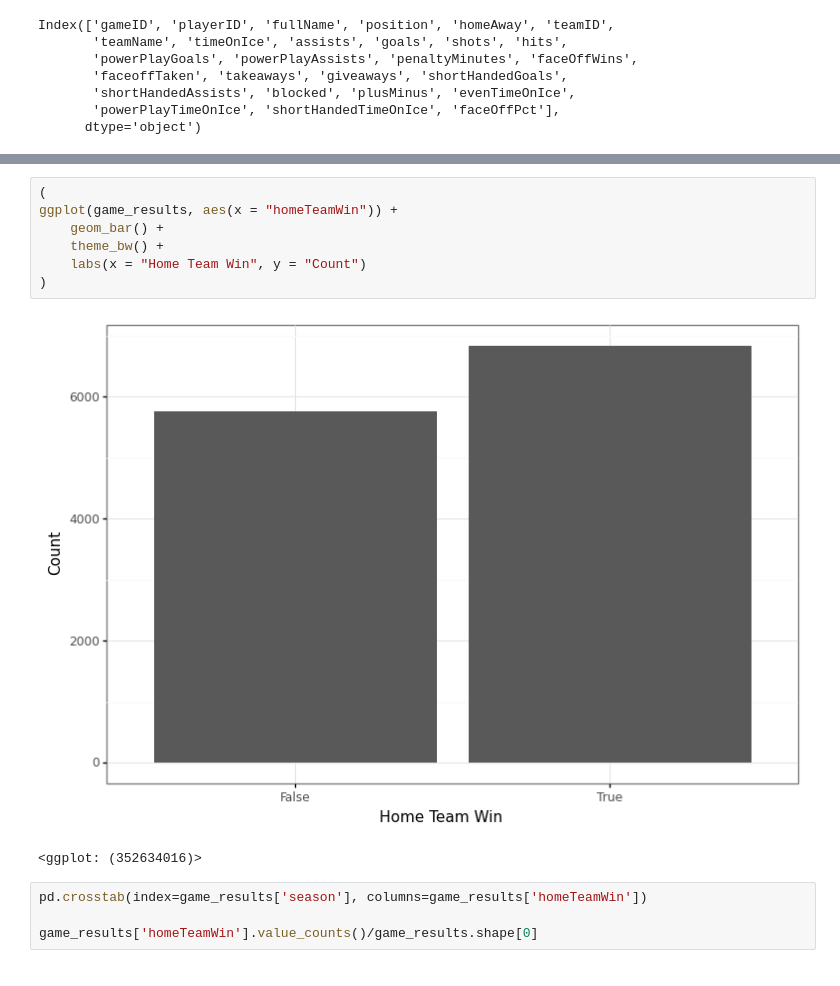
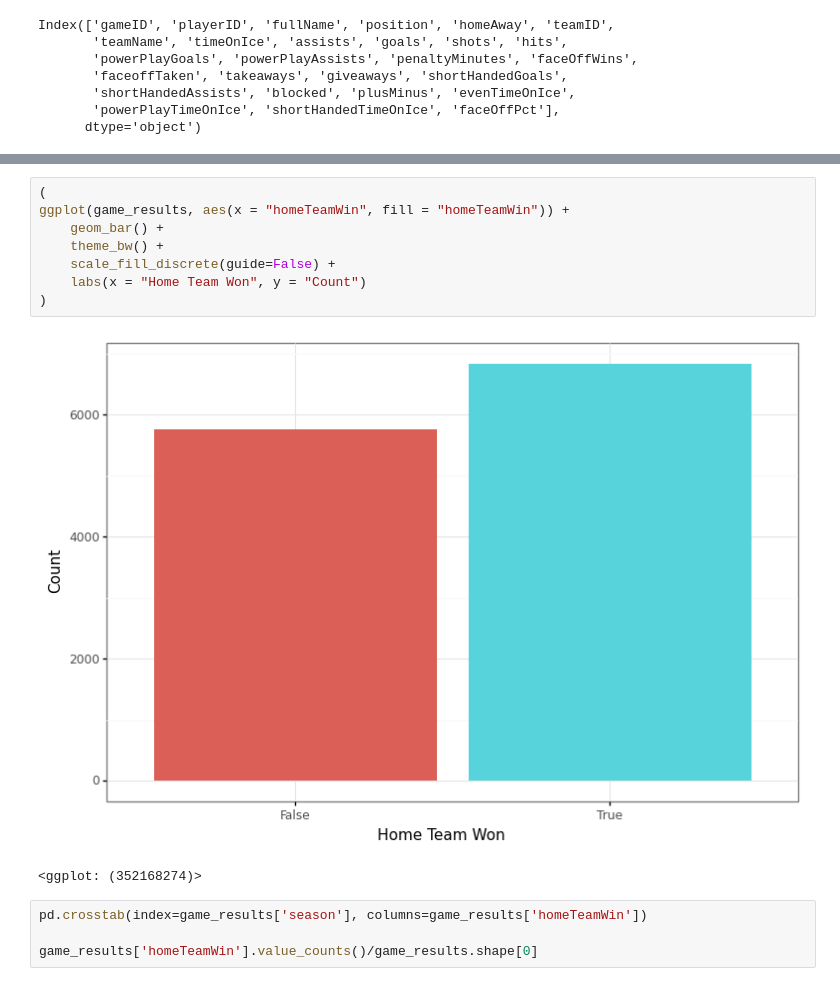
Before and after one commit to sjacobson94/COMP4449, a Jupyter notebook: final_project/analysis.ipynb, the cells around one changed output, grey strips where cells are left out. Cells and saved outputs as stored; diff of their text form.

```diff
--- a/final_project/analysis.ipynb
+++ b/final_project/analysis.ipynb
@@ -153,13 +172,14 @@ Name: homeTeamWin, dtype: float64
 # %%
 (
-ggplot(game_results, aes(x = "homeTeamWin")) +
+ggplot(game_results, aes(x = "homeTeamWin", fill = "homeTeamWin")) +
     geom_bar() +
     theme_bw() +
-    labs(x = "Home Team Win", y = "Count")
+    scale_fill_discrete(guide=False) +
+    labs(x = "Home Team Won", y = "Count")
 )
 # %% [output]
-[figure, old version]
+[figure, new version]
-<ggplot: (352634016)>
+<ggplot: (352168274)>
 # %%
 pd.crosstab(index=game_results['season'], columns=game_results['homeTeamWin'])
 
```
Also changed, not shown: parts of 51 cells of this notebook, 10 other files.
